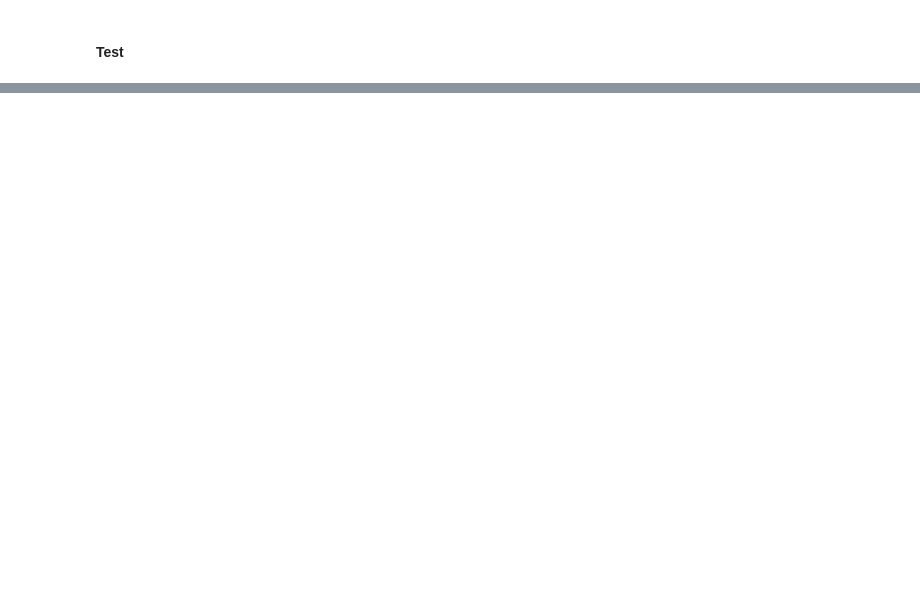
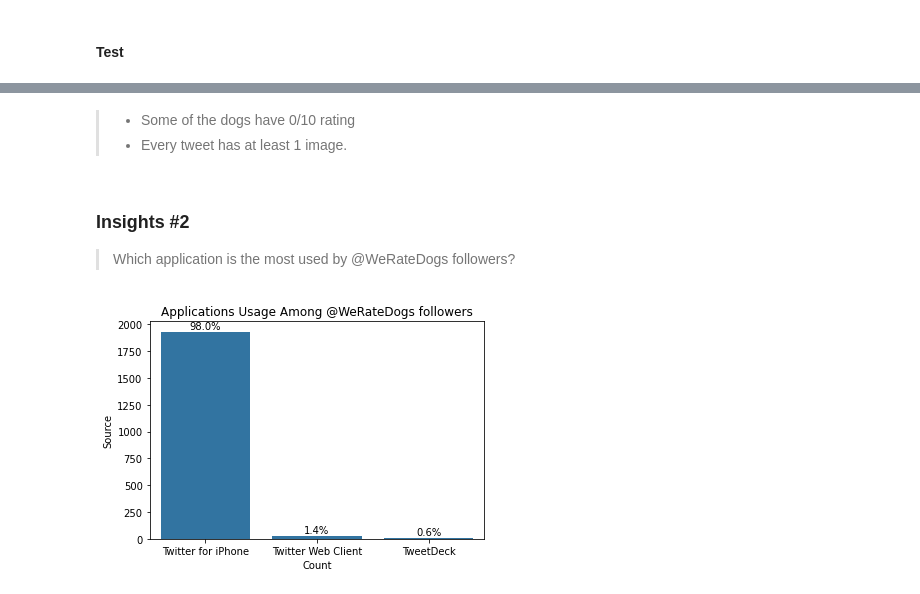
Before and after one commit to johnkdunyo/ALX-Udacity_Data-Analysis, a Jupyter notebook: Project 2/wrangle_act.ipynb, the cells around one changed output, grey strips where cells are left out. Cells and saved outputs as stored; diff of their text form; code cells hidden in the pictures; blank space fills up the shorter version.

```diff
--- a/Project 2/wrangle_act.ipynb
+++ b/Project 2/wrangle_act.ipynb
@@ -337,0 +693,3 @@ In this section, analyze and visualize your wrangled data. You must produce at l
+# %%
+# read the twitter_archive_master csv file into a new pandas dataframe
+twitter_df = pd.read_csv('twitter_archive_master.csv')
@@ -337,0 +716,3 @@ In this section, analyze and visualize your wrangled data. You must produce at l
+# %%
+#Change timestampe to datetime
+twitter_df.timestamp = pd.to_datetime(twitter_df.timestamp)
@@ -337,0 +753,33 @@ In this section, analyze and visualize your wrangled data. You must produce at l
+# %% [markdown]
+> - Some of the dogs have 0/10 rating
+> - Every tweet has at least 1 image.
+# %% [markdown]
+### Insights #2
+> Which application is the most used by @WeRateDogs followers?
+# %%
+counts = twitter_df.source.value_counts()
+total = counts.sum()
+max_count = counts[0]
+max_prop = max_count / total
+tick_props = np.arange(0, max_prop+0.05, 0.05)
+tick_names = ['{:0.3f}'.format(v) for v in tick_props]
+
+#Plot Source on x axis and its count on y axis
+sns.countplot(data = twitter_df, x = 'source', color = sns.color_palette()[0]);
+
+plt.xlabel("Count");
+plt.ylabel("Source");
+plt.title('Applications Usage Among @WeRateDogs followers');
+locs, labels = plt.xticks(rotation=0)
+
+#Make a loop for each pair of locations and labels
+for loc, label in zip(locs, labels):
+
+    # get the text property for the label
+    count = counts[label.get_text()]
+    pct_string = '{:0.1f}%'.format(100*count/total)
+
+    # print the text on the specified locations
+    plt.text(loc, count+2, pct_string, ha = 'center', va = 'bottom', color = 'black')
+# %% [output]
+[figure, added]
```
Also changed, not shown: parts of 111 cells of this notebook, 7 other files.
